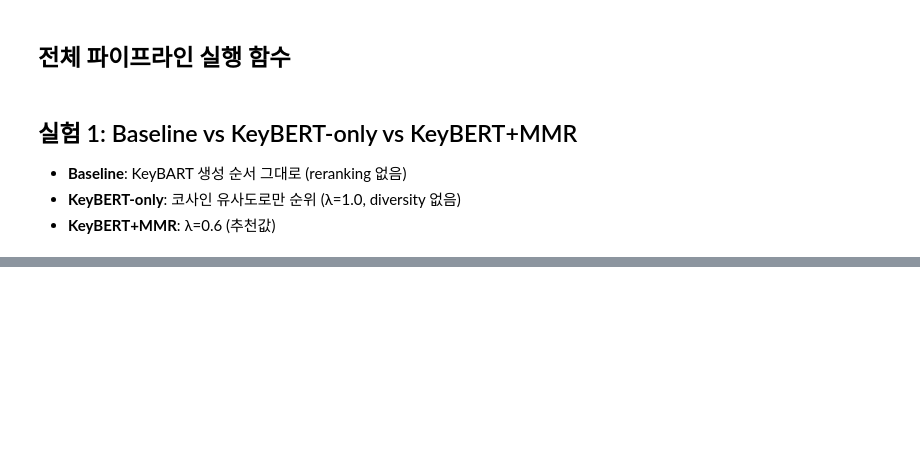
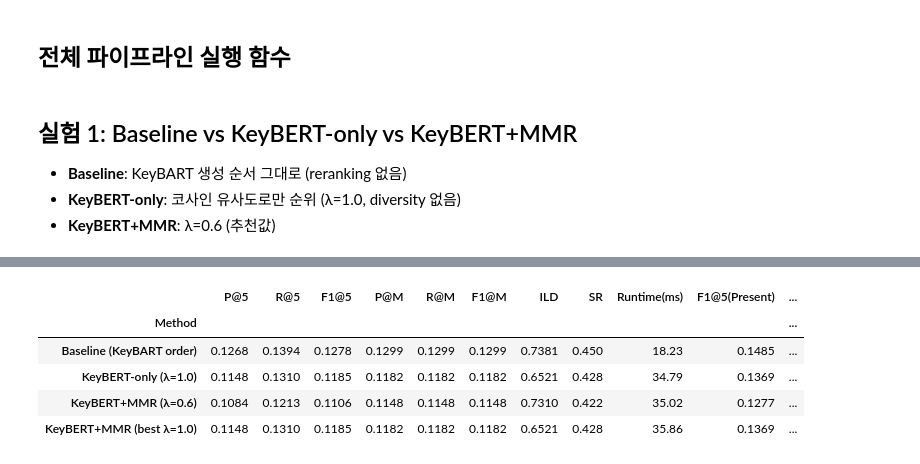
Before and after one commit to Token5ive/keyphrase-extraction, a Jupyter notebook: keybert_mmr_reranker.ipynb, the cells around one changed output, grey strips where cells are left out. Saved outputs shown, nothing was run; the diff lists cells and outputs as text; code cells hidden in the pictures; blank space fills up the shorter version.

```diff
--- a/keybert_mmr_reranker.ipynb
+++ b/keybert_mmr_reranker.ipynb
@@ -814,0 +975,18 @@ KeyBERT+MMR (λ=0.6)                 0.0836          0.0937          0.0850
+# %%
+# 결과 요약
+rows = [
+    {'Method': 'Baseline (KeyBART order)',              **baseline_results},
+    {'Method': 'KeyBERT-only (λ=1.0)',                  **keybert_only},
+    {'Method': f'KeyBERT+MMR (λ={CONFIG["mmr_lambda"]})', **sweep_results[CONFIG["mmr_lambda"]]},
+    {'Method': f'KeyBERT+MMR (best λ={best_lam})',      **sweep_results[best_lam]},
+]
+
+df = pd.DataFrame(rows).set_index('Method')
+display(df)
+# %% [output]
+|  | P@5 | R@5 | F1@5 | P@M | R@M | F1@M | ILD | SR | Runtime(ms) | F1@5(Present) | ... |
+| Method |  |  |  |  |  |  |  |  |  |  | ... |
+| Baseline (KeyBART order) | 0.1268 | 0.1394 | 0.1278 | 0.1299 | 0.1299 | 0.1299 | 0.7381 | 0.450 | 18.23 | 0.1485 | ... |
+| KeyBERT-only (λ=1.0) | 0.1148 | 0.1310 | 0.1185 | 0.1182 | 0.1182 | 0.1182 | 0.6521 | 0.428 | 34.79 | 0.1369 | ... |
+| KeyBERT+MMR (λ=0.6) | 0.1084 | 0.1213 | 0.1106 | 0.1148 | 0.1148 | 0.1148 | 0.7310 | 0.422 | 35.02 | 0.1277 | ... |
+| KeyBERT+MMR (best λ=1.0) | 0.1148 | 0.1310 | 0.1185 | 0.1182 | 0.1182 | 0.1182 | 0.6521 | 0.428 | 35.86 | 0.1369 | ... |
```
Also changed, not shown: parts of 17 cells of this notebook, 1 other file.
